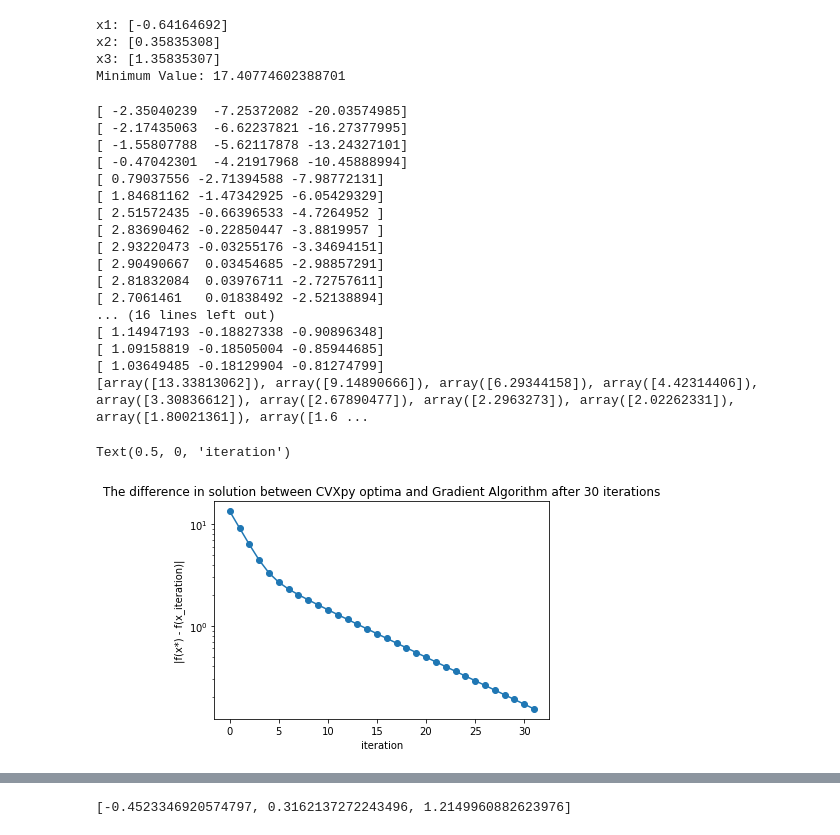
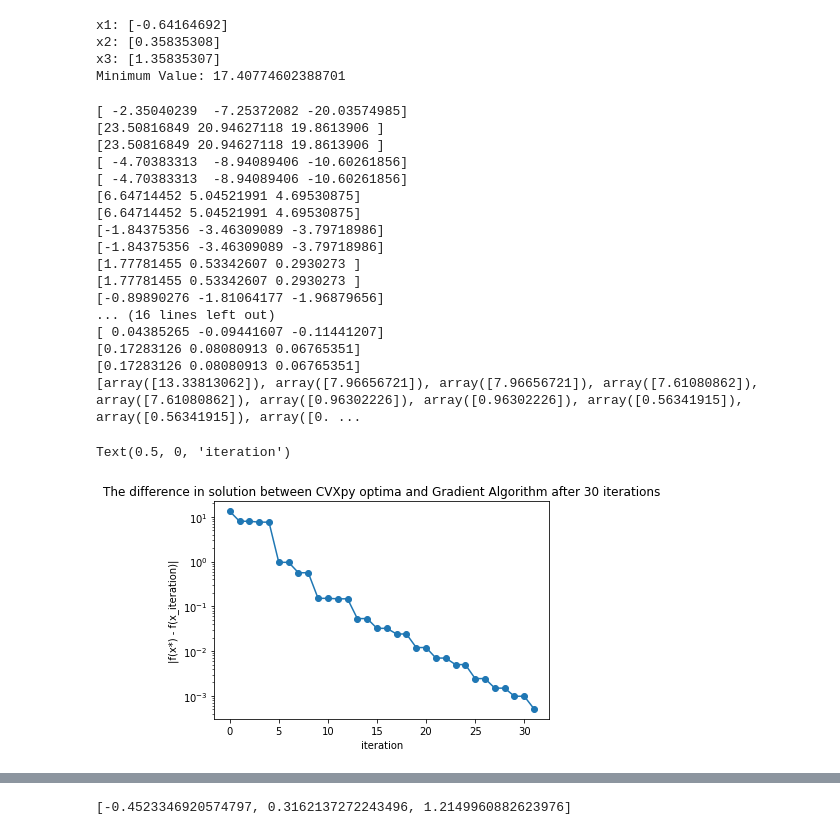
Before and after one commit to tylerhyang/ieor160hw4, a Jupyter notebook: hw4-caedivs.ipynb, the cells around one changed output, grey strips where cells are left out. Saved outputs shown, nothing was run; the diff lists cells and outputs as text; code cells hidden in the pictures.

```diff
--- a/hw4-caedivs.ipynb
+++ b/hw4-caedivs.ipynb
@@ -66,7 +65,7 @@ x1, x2, x3 = 0, 0, 0
 gradient = nd.Gradient(func)([x1, x2, x3])
 #print(type(gradient))
 direction = -gradient
-beta = 0.01
+beta = 0.5
 dpoints = []
 dpoints.append([x1, x2, x3])
 
@@ -88,49 +87,49 @@ def backtracking(x1, x2, x3, gradient, delta, direction):
         gradient = nd.Gradient(func)([x1, x2, x3])
         print(gradient)
         direction = -gradient
 
         #update points
         x1 = x1 + alpha * direction[0]
         x2 = x2 + alpha * direction[1]
         x3 = x3 + alpha * direction[2]
         dpoints.append([x1, x2, x3])
     return dpoints
 
 dpoints = backtracking(x1, x2, x3, gradient, delta, direction)
 
 diff = []
 def draw(dpoints):
     for i in range(len(dpoints)):
         diff.append(abs(func(dpoints[i]) - func([opt_x1.value, opt_x2.value, opt_x3.value])))
     print(diff)
     return diff
 
 draw(dpoints)
 plt.yscale("log")
 plt.plot(diff, marker="o");
 plt.title("The difference in solution between CVXpy optima and Gradient Algorithm after 30 iterations");
 plt.ylabel("|f(x*) - f(x_iteration)|");
 plt.xlabel("iteration")
 # %% [output]
 [ -2.35040239  -7.25372082 -20.03574985]
-[ -2.17435063  -6.62237821 -16.27377995]
-[ -1.55807788  -5.62117878 -13.24327101]
-[ -0.47042301  -4.21917968 -10.45888994]
-[ 0.79037556 -2.71394588 -7.98772131]
-[ 1.84681162 -1.47342925 -6.05429329]
-[ 2.51572435 -0.66396533 -4.7264952 ]
-[ 2.83690462 -0.22850447 -3.8819957 ]
-[ 2.93220473 -0.03255176 -3.34694151]
-[ 2.90490667  0.03454685 -2.98857291]
-[ 2.81832084  0.03976711 -2.72757611]
-[ 2.7061461   0.01838492 -2.52138894]
+[23.50816849 20.94627118 19.8613906 ]
+[23.50816849 20.94627118 19.8613906 ]
+[ -4.70383313  -8.94089406 -10.60261856]
+[ -4.70383313  -8.94089406 -10.60261856]
+[6.64714452 5.04521991 4.69530875]
+[6.64714452 5.04521991 4.69530875]
+[-1.84375356 -3.46309089 -3.79718986]
+[-1.84375356 -3.46309089 -3.79718986]
+[1.77781455 0.53342607 0.2930273 ]
+[1.77781455 0.53342607 0.2930273 ]
+[-0.89890276 -1.81064177 -1.96879656]
 ... (16 lines left out)
-[ 1.14947193 -0.18827338 -0.90896348]
-[ 1.09158819 -0.18505004 -0.85944685]
-[ 1.03649485 -0.18129904 -0.81274799]
-[array([13.33813062]), array([9.14890666]), array([6.29344158]), array([4.42314406]), array([3.30836612]), array([2.67890477]), array([2.2963273]), array([2.02262331]), array([1.80021361]), array([1.6 ...
+[ 0.04385265 -0.09441607 -0.11441207]
+[0.17283126 0.08080913 0.06765351]
+[0.17283126 0.08080913 0.06765351]
+[array([13.33813062]), array([7.96656721]), array([7.96656721]), array([7.61080862]), array([7.61080862]), array([0.96302226]), array([0.96302226]), array([0.56341915]), array([0.56341915]), array([0. ...
 Text(0.5, 0, 'iteration')
-[figure, old version]
+[figure, new version]
 # %%
 #plot for the 3d plot
 splitted = list(zip(*dpoints))
```
Also changed, not shown: parts of 10 cells of this notebook.
